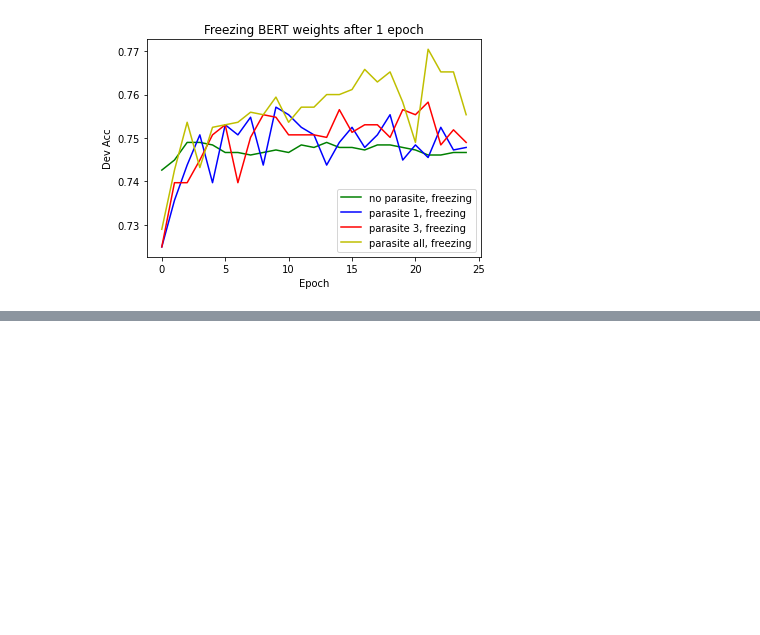
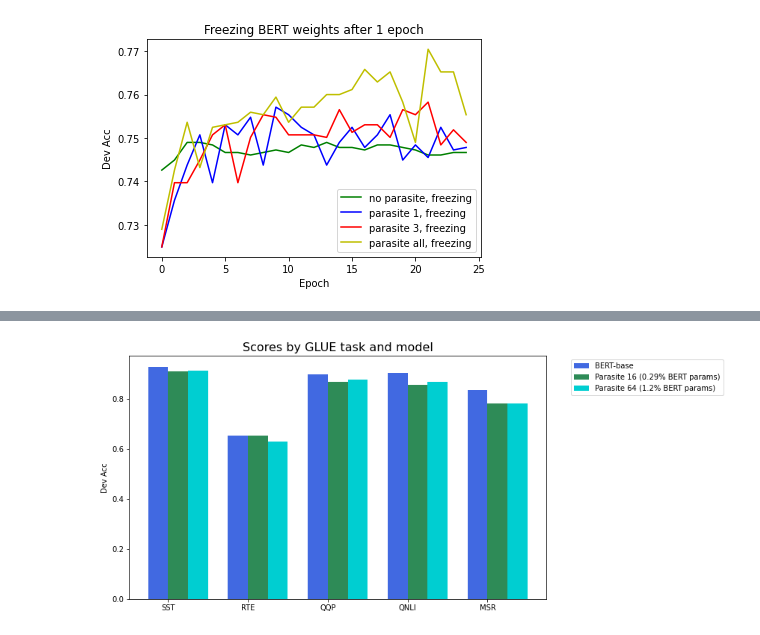
Before and after one commit to cbenge509/BERTVision, a Jupyter notebook: code/torch/embedding_size.ipynb, the cells around one changed output, grey strips where cells are left out. Cells and saved outputs as stored; diff of their text form; code cells hidden in the pictures; blank space fills up the shorter version.

```diff
--- a/code/torch/embedding_size.ipynb
+++ b/code/torch/embedding_size.ipynb
@@ -924,0 +798,3 @@ plt.savefig('3.png', bbox_extra_artists=(lgd,), dpi = 300)
+# %%
+import pandas as pd
+results = pd.read_csv(r'C:\w266\stone\parasite_adapter_first_round.txt', sep = '\t')
@@ -924,0 +812,33 @@ plt.savefig('3.png', bbox_extra_artists=(lgd,), dpi = 300)
+# %%
+import numpy as np
+import matplotlib.pyplot as plt
+
+N = 5
+base = list(results['BERT-base'])
+
+ind = np.arange(N)  # the x locations for the groups
+width = 0.25       # the width of the bars
+
+fig = plt.figure(figsize=(10,6))
+ax = fig.add_subplot(111)
+rects1 = ax.bar(ind, base, width, color='royalblue')
+
+para16 = list(results['BERT parasite 16'])
+rects2 = ax.bar(ind+width, para16, width, color='seagreen')
+
+para64 = list(results['BERT Parasite 64'])
+rects3 = ax.bar(ind+2*width, para64, width, color='darkturquoise')
+
+# add some
+ax.set_ylabel('Dev Acc')
+ax.set_title('Scores by GLUE task and model', fontsize=16)
+ax.set_xticks(ind + width / 2)
+ax.set_xticklabels( list(results.index) )
+
+ax.legend( (rects1[0], rects2[0], rects3[0]),
+          ('BERT-base', 'Parasite 16 (0.29% BERT params)', 'Parasite 64 (1.2% BERT params)'),
+         bbox_to_anchor=(1.05, 1), loc='upper left')
+
+plt.show()
+# %% [output]
+[figure, added]
```
Also changed, not shown: parts of 18 cells of this notebook, 18 other files.
